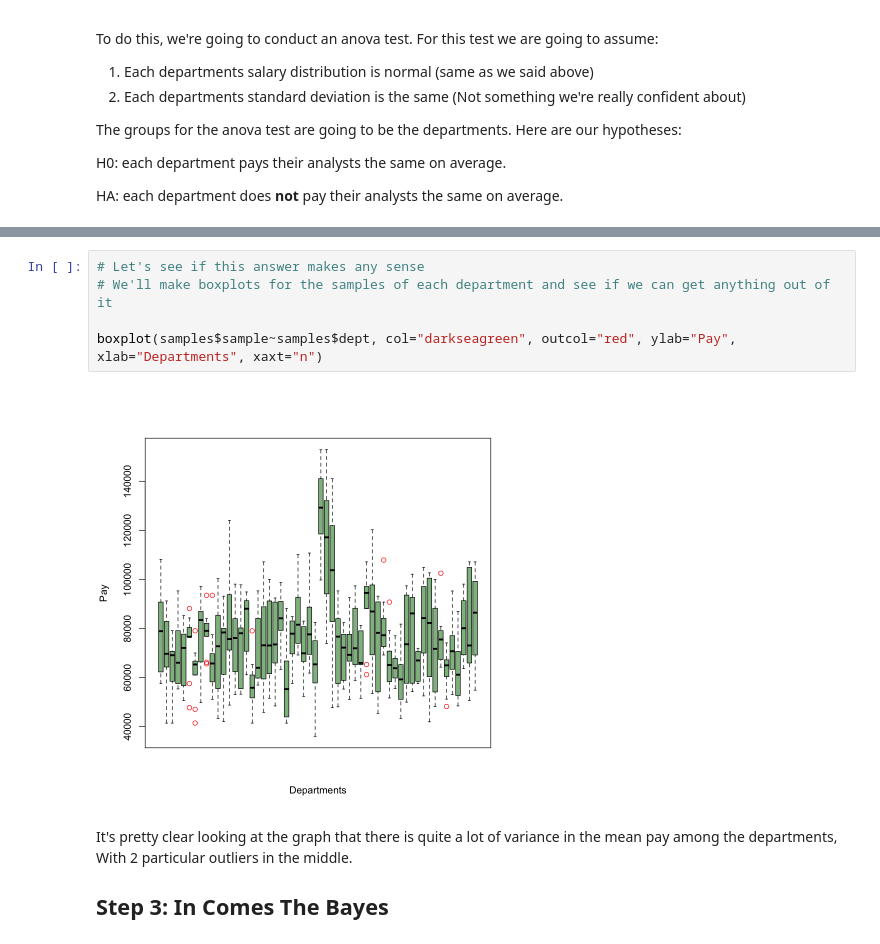
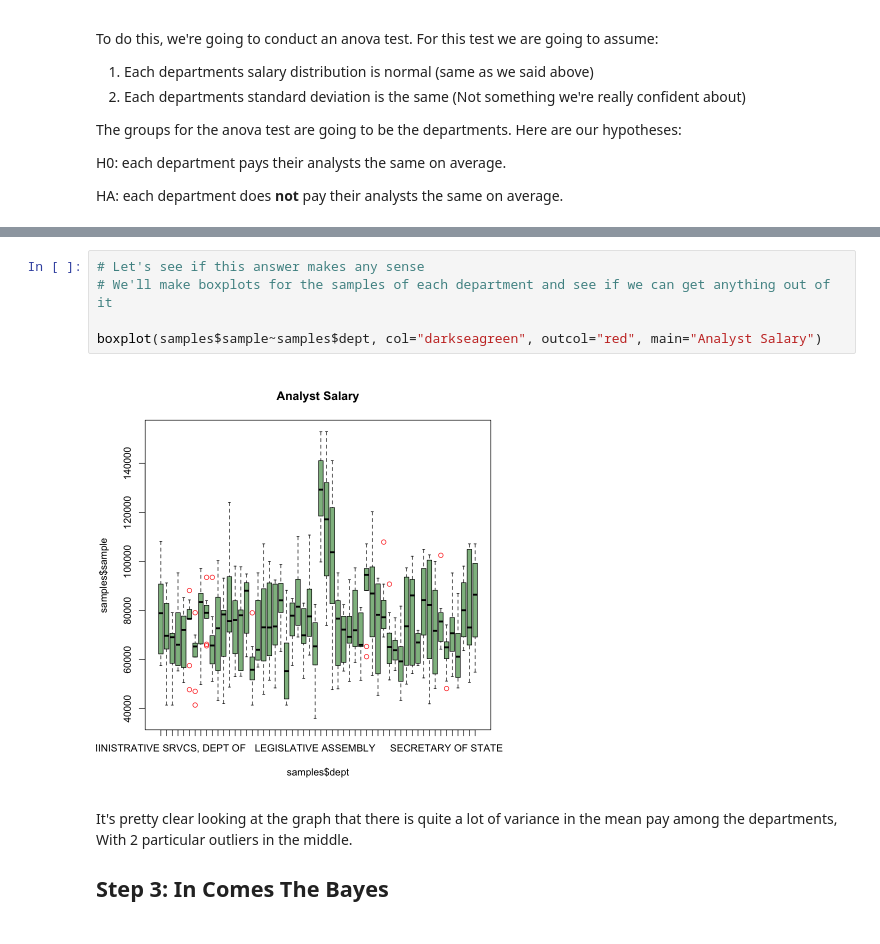
Before and after one commit to Laharah/ma255stats, a Jupyter notebook: Project.ipynb, the cells around one changed output, grey strips where cells are left out. Cells and saved outputs as stored; diff of their text form.

```diff
--- a/Project.ipynb
+++ b/Project.ipynb
@@ -144,10 +139,10 @@ A anova: 2 × 5
 # %%
 # Let's see if this answer makes any sense
 # We'll make boxplots for the samples of each department and see if we can get anything out of it
 
-boxplot(samples$sample~samples$dept, col="darkseagreen", outcol="red", ylab="Pay", xlab="Departments", xaxt="n")
+boxplot(samples$sample~samples$dept, col="darkseagreen", outcol="red", main="Analyst Salary")
 # %% [output]
-[figure, old version]
+[figure, new version]
 # %% [markdown]
 It's pretty clear looking at the graph that there is quite a lot of variance in the mean pay among the departments, With 2 particular outliers in the middle.
 
```
Also changed, not shown: parts of 14 cells of this notebook, 4 other files.
